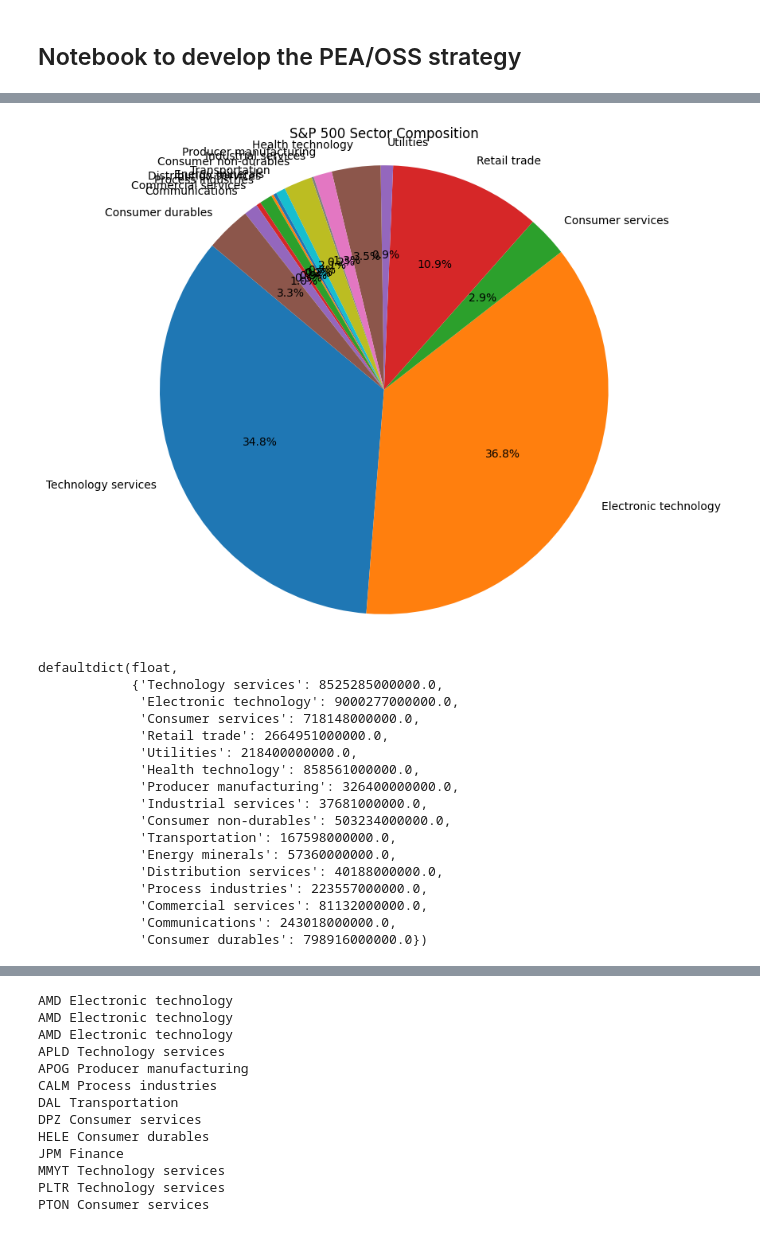
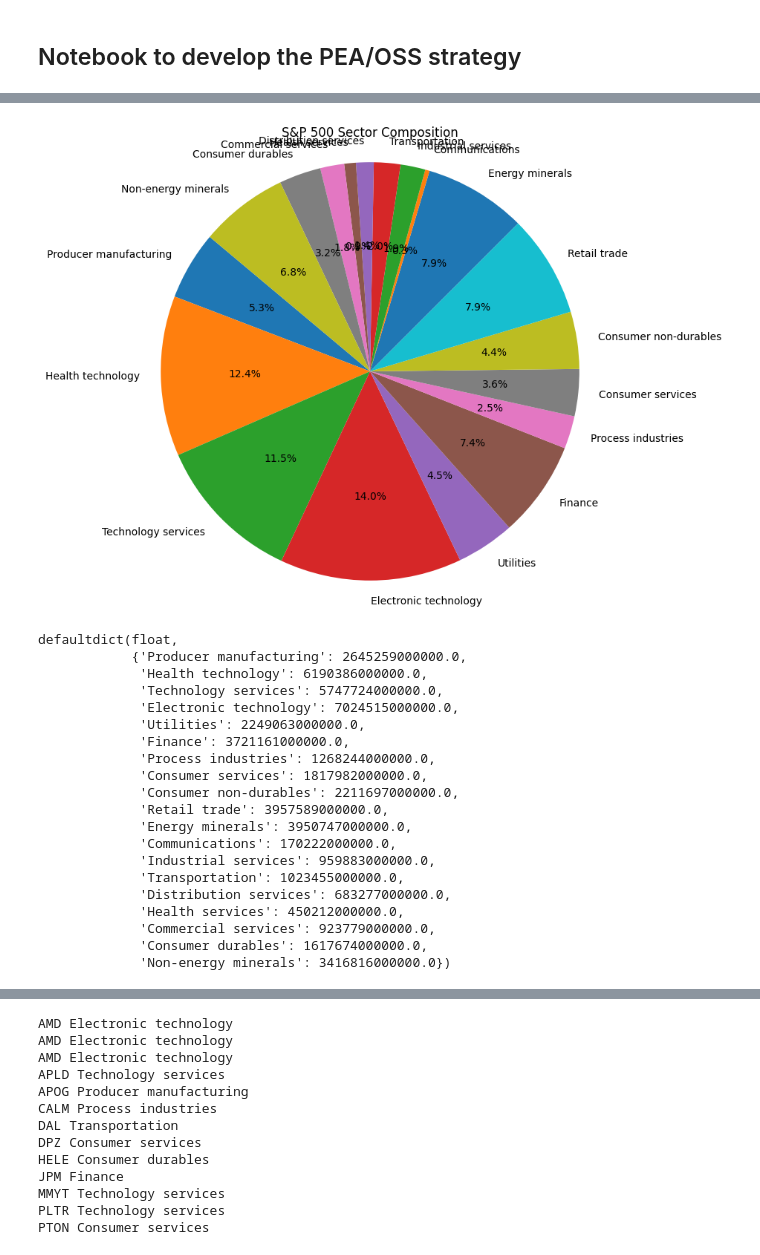
Before and after one commit to lowQuant/IB-Multi-Strategy-ATS, a Jupyter notebook: data_and_research/notebooks/pea_oss.ipynb, the cells around one changed output, grey strips where cells are left out. Saved outputs shown, nothing was run; the diff lists cells and outputs as text; code cells hidden in the pictures.

```diff
--- a/data_and_research/notebooks/pea_oss.ipynb
+++ b/data_and_research/notebooks/pea_oss.ipynb
@@ -17,24 +354,27 @@ ib = connect_to_IB(clientid=5)
 # %%
-uf.get_index_sector_composition(source='universe',index='qqq')
+uf.get_index_sector_composition(source='universe',index='spy')
 # %% [output]
-[figure, old version]
+[figure, new version]
 defaultdict(float,
-            {'Technology services': 8525285000000.0,
-             'Electronic technology': 9000277000000.0,
-             'Consumer services': 718148000000.0,
-             'Retail trade': 2664951000000.0,
-             'Utilities': 218400000000.0,
-             'Health technology': 858561000000.0,
-             'Producer manufacturing': 326400000000.0,
-             'Industrial services': 37681000000.0,
-             'Consumer non-durables': 503234000000.0,
-             'Transportation': 167598000000.0,
-             'Energy minerals': 57360000000.0,
-             'Distribution services': 40188000000.0,
-             'Process industries': 223557000000.0,
-             'Commercial services': 81132000000.0,
-             'Communications': 243018000000.0,
-             'Consumer durables': 798916000000.0})
+            {'Producer manufacturing': 2645259000000.0,
+             'Health technology': 6190386000000.0,
+             'Technology services': 5747724000000.0,
+             'Electronic technology': 7024515000000.0,
+             'Utilities': 2249063000000.0,
+             'Finance': 3721161000000.0,
+             'Process industries': 1268244000000.0,
+             'Consumer services': 1817982000000.0,
+             'Consumer non-durables': 2211697000000.0,
+             'Retail trade': 3957589000000.0,
+             'Energy minerals': 3950747000000.0,
+             'Communications': 170222000000.0,
+             'Industrial services': 959883000000.0,
+             'Transportation': 1023455000000.0,
+             'Distribution services': 683277000000.0,
+             'Health services': 450212000000.0,
+             'Commercial services': 923779000000.0,
+             'Consumer durables': 1617674000000.0,
+             'Non-energy minerals': 3416816000000.0})
 # %%
 self = RiskManager(ib)
 # %%
```
Also changed, not shown: parts of 24 cells of this notebook, 2 other files.
